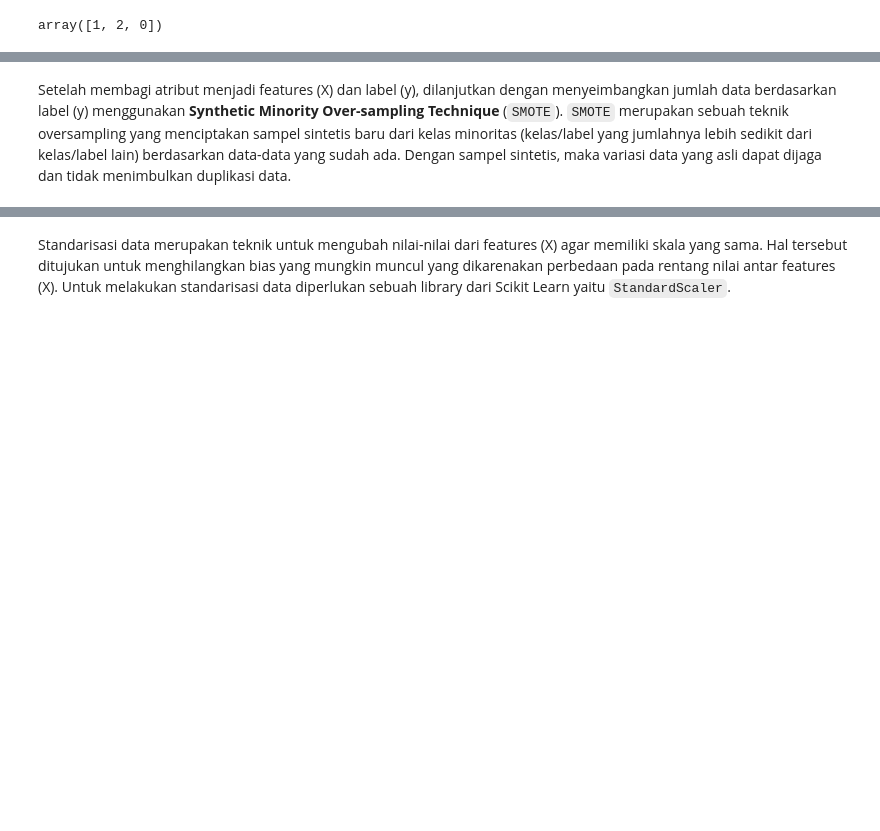
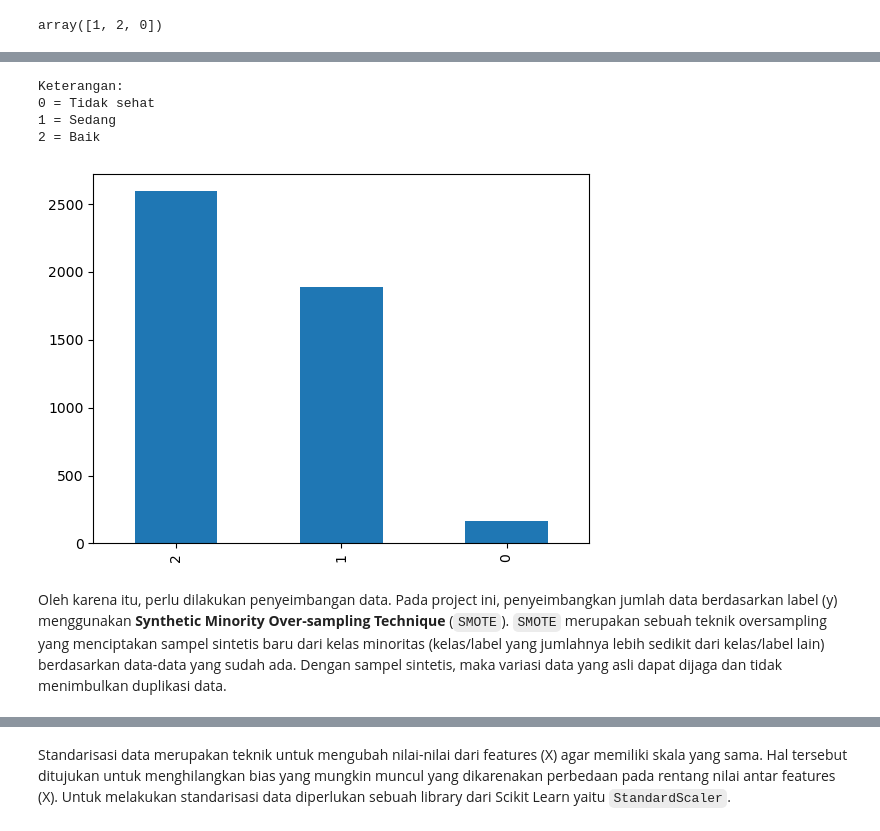
Before and after one commit to zakymzn/prediksi_kualitas_udara, a Jupyter notebook: prediksi_kualitas_udara.ipynb, the cells around one changed output, grey strips where cells are left out. Cells and saved outputs as stored; diff of their text form; code cells hidden in the pictures; blank space fills up the shorter version.

Commit message:
perbaikan deskripsi pada markdown

```diff
--- a/prediksi_kualitas_udara.ipynb
+++ b/prediksi_kualitas_udara.ipynb
@@ -1074,5 +1069,20 @@ y = df['Category']
+# %%
+# menampilkan grafik jumlah data pada kolom Category
+
+y.value_counts().plot(kind='bar')
+print('Keterangan:')
+print('0 = Tidak sehat')
+print('1 = Sedang')
+print('2 = Baik')
+plt.show()
+# %% [output]
+Keterangan:
+0 = Tidak sehat
+1 = Sedang
+2 = Baik
+[figure, added]
 # %% [markdown]
-Setelah membagi atribut menjadi features (X) dan label (y), dilanjutkan dengan menyeimbangkan jumlah data berdasarkan label (y) menggunakan **Synthetic Minority Over-sampling Technique** (`SMOTE`). `SMOTE` merupakan sebuah teknik oversampling yang menciptakan sampel sintetis baru dari kelas minoritas (kelas/label yang jumlahnya lebih sedikit dari kelas/label lain) berdasarkan data-data yang sudah ada. Dengan sampel sintetis, maka variasi data yang asli dapat dijaga dan tidak menimbulkan duplikasi data.
+Oleh karena itu, perlu dilakukan penyeimbangan data. Pada project ini, penyeimbangkan jumlah data berdasarkan label (y) menggunakan **Synthetic Minority Over-sampling Technique** (`SMOTE`). `SMOTE` merupakan sebuah teknik oversampling yang menciptakan sampel sintetis baru dari kelas minoritas (kelas/label yang jumlahnya lebih sedikit dari kelas/label lain) berdasarkan data-data yang sudah ada. Dengan sampel sintetis, maka variasi data yang asli dapat dijaga dan tidak menimbulkan duplikasi data.
 # %%
 # menyeimbangkan jumlah data berdasarkan atribut Category atau label (y)
 
```
Also changed, not shown: parts of 21 cells of this notebook.
